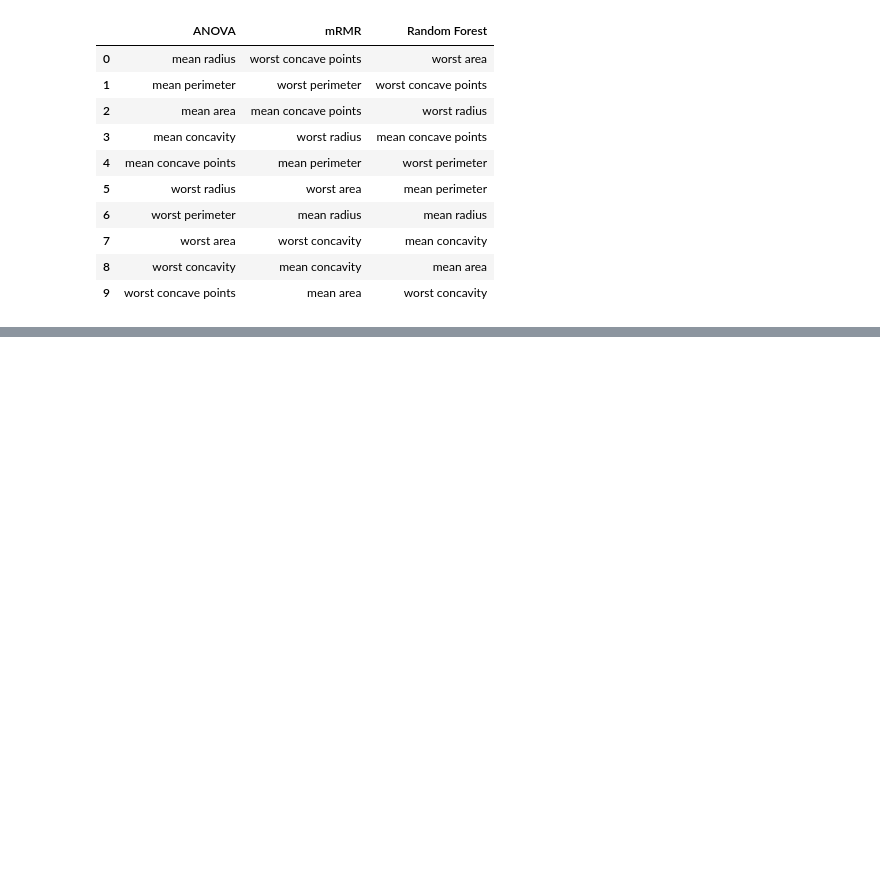
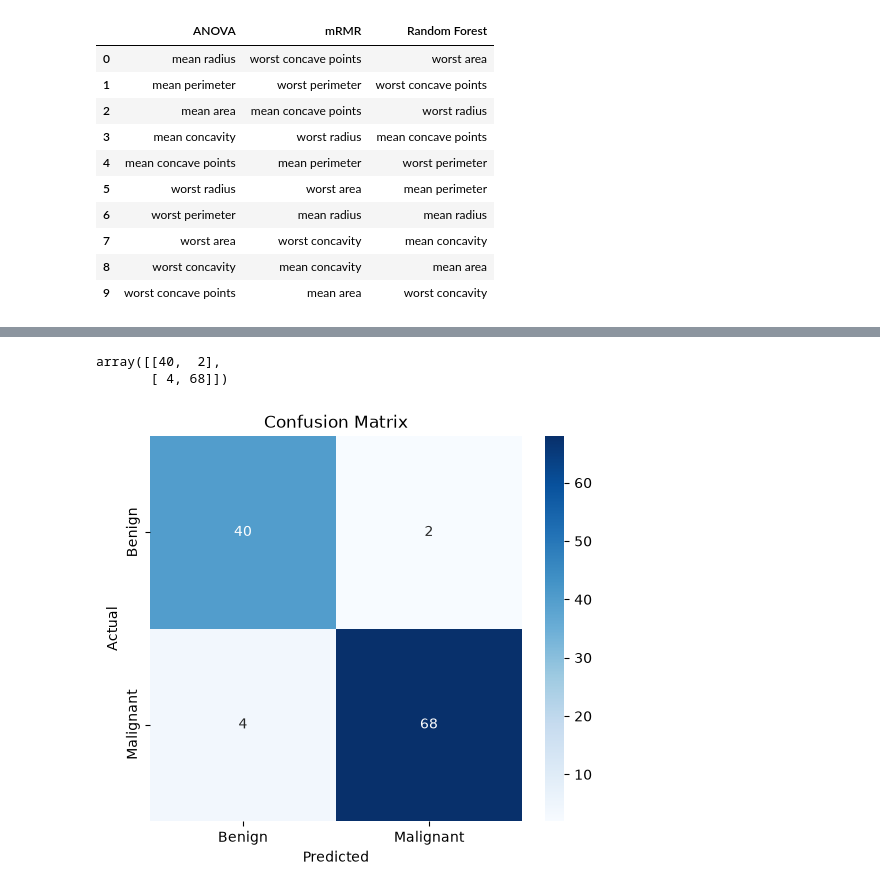
Before and after one commit to Angelinamoses/clinical-fs-benchmark, a Jupyter notebook: notebooks/01_breast_cancer_pipeline.ipynb, the cells around one changed output, grey strips where cells are left out. Drawn from its saved outputs; the diff is of its cells as text; code cells hidden in the pictures; blank space fills up the shorter version.

```diff
--- a/notebooks/01_breast_cancer_pipeline.ipynb
+++ b/notebooks/01_breast_cancer_pipeline.ipynb
@@ -824,0 +1263,9 @@ comparison_df
+# %%
+# Train the model
+
+model.fit(
+    X_train_current,
+    y_train
+)
+
+print("Model training completed successfully!")
@@ -824,0 +1284,6 @@ comparison_df
+# %%
+# Predict class labels
+
+y_pred = model.predict(X_test_current)
+
+print(y_pred[:10])
@@ -824,0 +1385,31 @@ comparison_df
+# %%
+# Confusion Matrix
+cm = confusion_matrix(y_test, y_pred)
+
+cm
+# %% [output]
+array([[40,  2],
+       [ 4, 68]])
+# %%
+# Visualize Confusion Matrix
+
+plt.figure(figsize=(6,5))
+
+sns.heatmap(
+    cm,
+    annot=True,
+    fmt="d",
+    cmap="Blues",
+    xticklabels=["Benign", "Malignant"],
+    yticklabels=["Benign", "Malignant"]
+)
+
+plt.xlabel("Predicted")
+
+plt.ylabel("Actual")
+
+plt.title("Confusion Matrix")
+
+plt.show()
+# %% [output]
+[figure, added]
```
Also changed, not shown: parts of 52 cells of this notebook, 5 other files.
